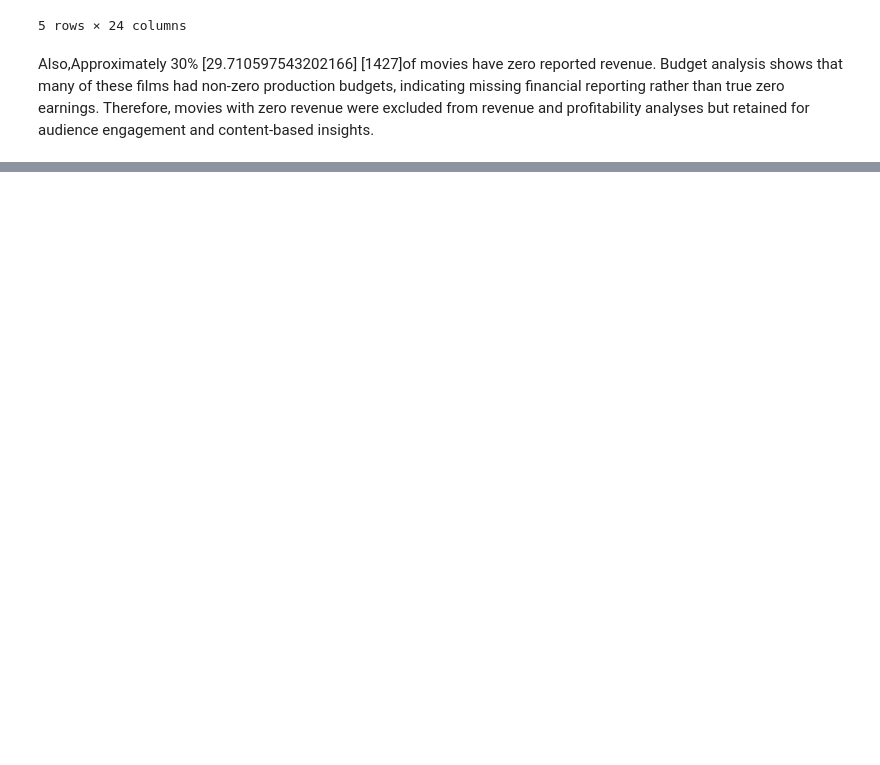
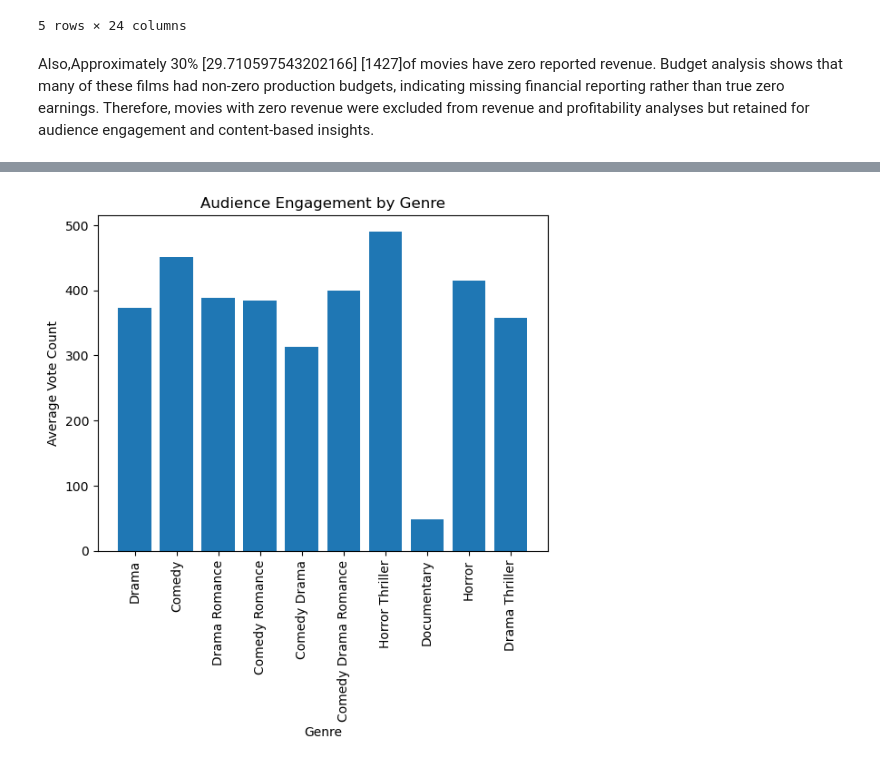
Before and after one commit to poojashelke8/Data_Science, a Jupyter notebook: Data_practice/Movie_EDA_Analysis/notebook/movie_Analysis.ipynb, the cells around one changed output, grey strips where cells are left out. Drawn from its saved outputs; the diff is of its cells as text; code cells hidden in the pictures; blank space fills up the shorter version.

Commit message:
Genres analysis- genres,finance,visualization

```diff
--- a/Data_practice/Movie_EDA_Analysis/notebook/movie_Analysis.ipynb
+++ b/Data_practice/Movie_EDA_Analysis/notebook/movie_Analysis.ipynb
@@ -122,0 +260,14 @@ Also,Approximately 30% [29.710597543202166] [1427]of movies have zero reported r
+# %%
+import matplotlib.pyplot as plt
+
+top_genres = genre_engagement.sort_values('movie_count', ascending=False).head(10)
+
+plt.figure()
+plt.bar(top_genres.index, top_genres['avg_vote_count'])
+plt.xticks(rotation=90)
+plt.title('Audience Engagement by Genre')
+plt.ylabel('Average Vote Count')
+plt.xlabel('Genre')
+plt.show()
+# %% [output]
+[figure, added]
```
Also changed, not shown: parts of 4 cells of this notebook.
